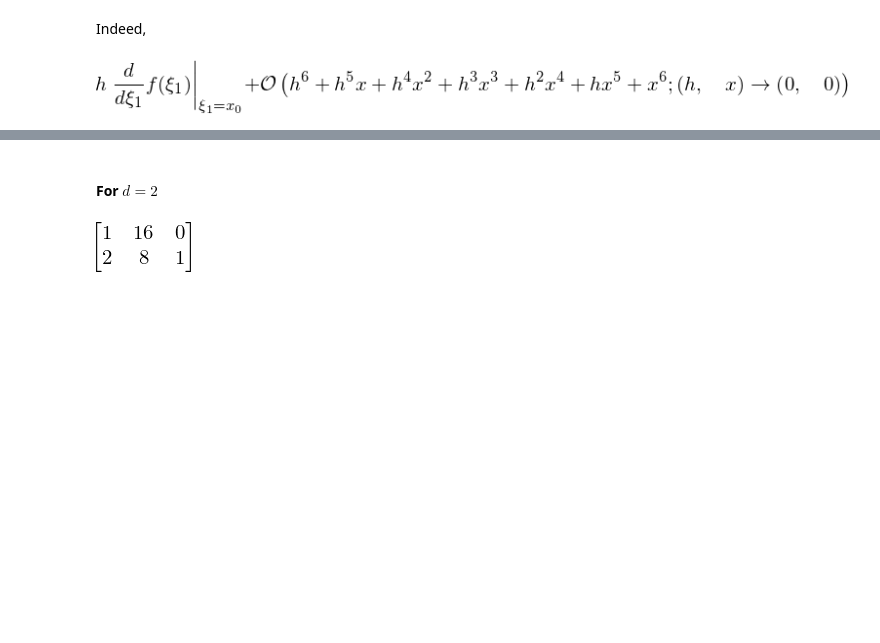
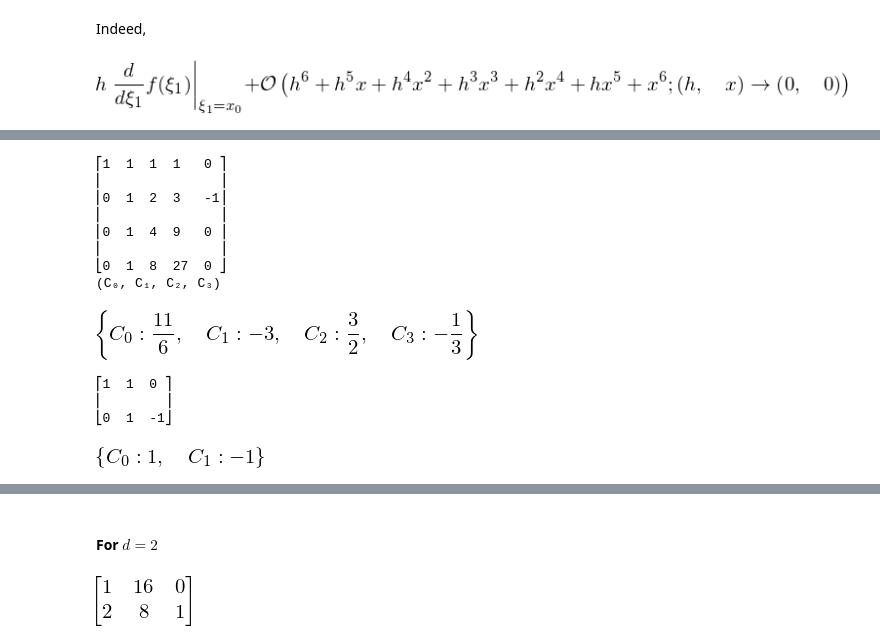
Before and after one commit to bubnicbf/phys_410, a Jupyter notebook: finitediff.ipynb, the cells around one changed output, grey strips where cells are left out. Saved outputs shown, nothing was run; the diff lists cells and outputs as text; code cells hidden in the pictures; blank space fills up the shorter version.

```diff
--- a/finitediff.ipynb
+++ b/finitediff.ipynb
@@ -185,0 +323,22 @@ Rat(1,60)*(f(x+3*h).series(x+3*h,x0=x_0,n=p)-f(x-3*h).series(x-3*h,x0=x_0,n=p)))
+# %%
+NU = 3
+C_nueqns = sympy.zeros(NU+1,NU+2)
+C_nueqns[0,:NU+1] = Matrix(1,NU+1,lambda i,j: 1)
+C_nueqns[1,:NU+1] = Matrix(1,NU+1,lambda i,j:j)
+C_nueqns[1,NU+1] = -1
+if NU > 1:
+    C_nueqns[2:NU+1,:NU+1] = Matrix(NU-1,NU+1,lambda i,j: j**(i+2) )
+pprint(C_nueqns)
+Cnus = symbols(' '.join( ['C_'+str(nu)for nu in range(NU+1)]), real=True)
+pprint(Cnus)
+solve_linear_system( C_nueqns,*Cnus)
+# %% [output]
+⎡1  1  1  1   0 ⎤
+⎢               ⎥
+⎢0  1  2  3   -1⎥
+⎢               ⎥
+⎢0  1  4  9   0 ⎥
+⎢               ⎥
+⎣0  1  8  27  0 ⎦
+(C₀, C₁, C₂, C₃)
+[figure, added]
@@ -185,0 +361,7 @@ Rat(1,60)*(f(x+3*h).series(x+3*h,x0=x_0,n=p)-f(x-3*h).series(x-3*h,x0=x_0,n=p)))
+# %%
+make_backwardC_nu(1)
+# %% [output]
+⎡1  1  0 ⎤
+⎢        ⎥
+⎣0  1  -1⎦
+[figure, added]
```
Also changed, not shown: parts of 32 cells of this notebook.
